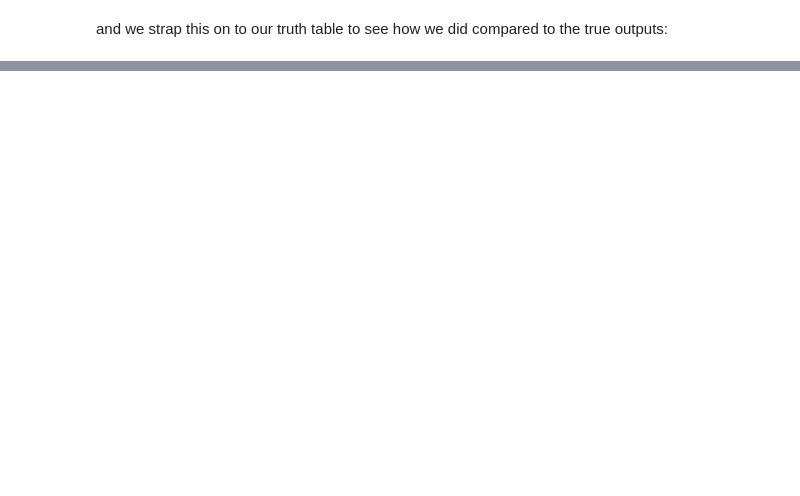
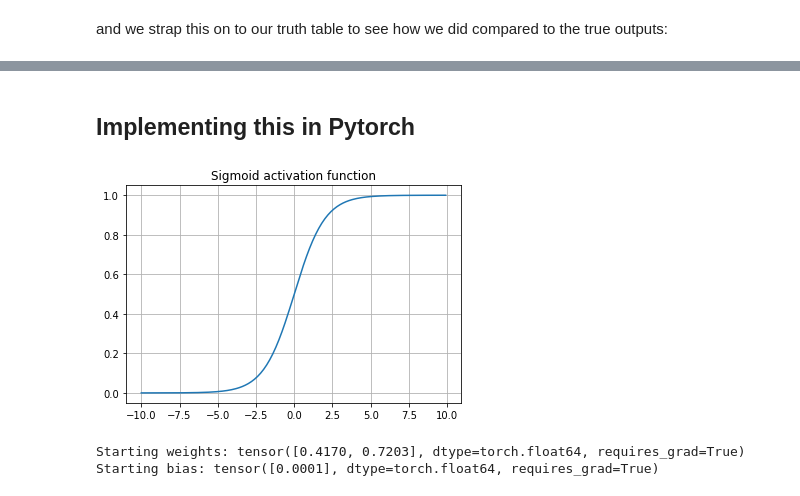
Before and after one commit to glennklockwood/limelead, a Jupyter notebook: notebooks/perceptron.ipynb, the cells around one changed output, grey strips where cells are left out. Drawn from its saved outputs; the diff is of its cells as text; code cells hidden in the pictures; blank space fills up the shorter version.

Commit message:
implement same model in PyTorch

```diff
--- a/notebooks/perceptron.ipynb
+++ b/notebooks/perceptron.ipynb
@@ -237,0 +242,2 @@ observation #
+# %% [markdown]
+## Implementing this in Pytorch
@@ -237,0 +246,25 @@ observation #
+# %%
+x = numpy.arange(-10, 10, 0.1)
+matplotlib.pyplot.plot(x, torch.nn.Sigmoid()(torch.from_numpy(x)).detach().numpy())
+matplotlib.pyplot.grid()
+matplotlib.pyplot.title("Sigmoid activation function")
+pass
+# %% [output]
+[figure, added]
+# %%
+model = torch.nn.Sequential(
+    torch.nn.Linear(inputs.shape[1], 1),
+    torch.nn.Sigmoid()
+)
+
+# initialize weight and bias as above
+numpy.random.seed(seed=1)
+with torch.no_grad():
+    # torch.rand() is faster, but we use numpy to re-use the same random starting weights/biases
+    model[0].weight = torch.nn.Parameter(torch.from_numpy(numpy.random.rand(1, inputs.shape[1])))
+    print("Starting weights: {}".format(model[0].weight.flatten()))
+    model[0].bias = torch.nn.Parameter(torch.from_numpy(numpy.random.rand(1, 1)))
+    print("Starting bias: {}".format(model[0].bias.flatten()))
+# %% [output]
+Starting weights: tensor([0.4170, 0.7203], dtype=torch.float64, requires_grad=True)
+Starting bias: tensor([0.0001], dtype=torch.float64, requires_grad=True)
```
Also changed, not shown: parts of 12 cells of this notebook.
